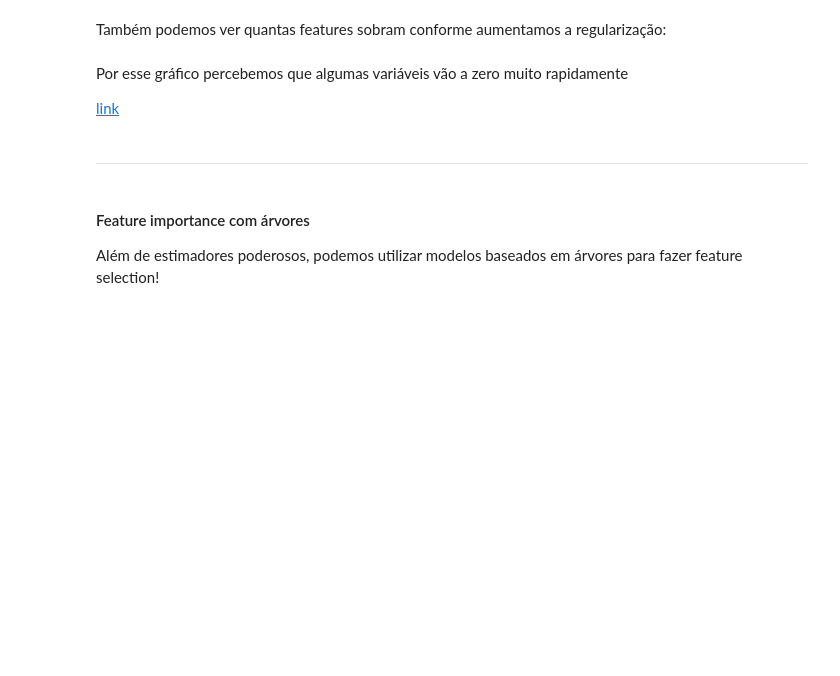
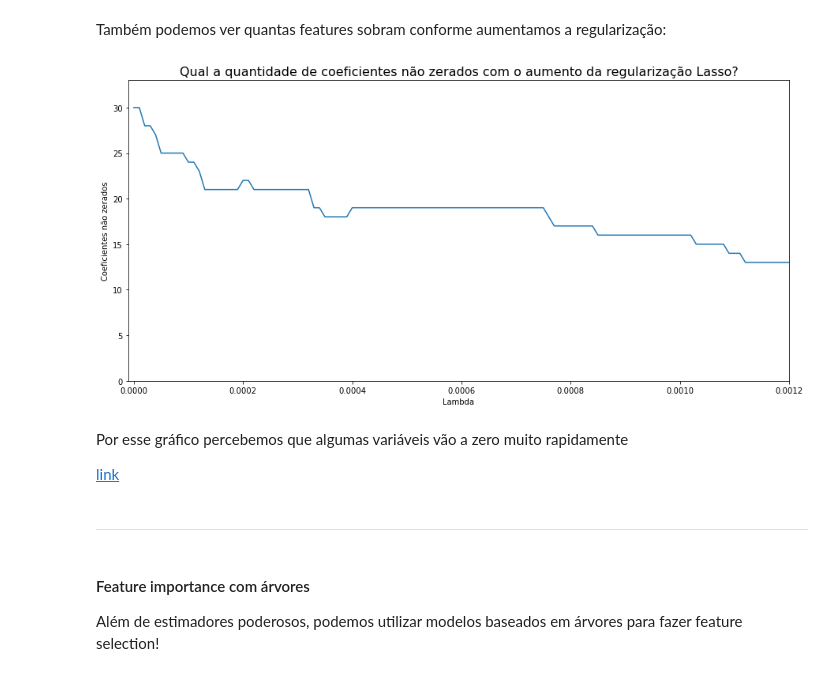
Before and after one commit to GabrielAsato/Curso_DS_Degree, a Jupyter notebook: Módulo 11 - Machine Learning III/1 - Feature Selection/Feature selection Alunos.ipynb, the cells around one changed output. Saved outputs shown, nothing was run; the diff lists cells and outputs as text; code cells hidden in the pictures; blank space fills up the shorter version.

```diff
--- a/Módulo 11 - Machine Learning III/1 - Feature Selection/Feature selection Alunos.ipynb
+++ b/Módulo 11 - Machine Learning III/1 - Feature Selection/Feature selection Alunos.ipynb
@@ -641,12 +831,14 @@ Também podemos ver quantas features sobram conforme aumentamos a regularizaçã
 # %%
 qtd_features_zeradas = df.groupby('lambda').agg(lambda x: x.ne(0).sum()).sum(axis=1).reset_index()
 plt.figure(figsize=figure_size)
 sns.lineplot(data=qtd_features_zeradas, x='lambda', y=0)
 plt.xlim(x_lim)
 plt.ylim([0, 33])
 plt.ylabel('Coeficientes não zerados')
 plt.xlabel('Lambda')
-plt.title('Qual a quantidade de coeficientes zerados com o aumento da regularização Lasso?', size=16);
+plt.title('Qual a quantidade de coeficientes não zerados com o aumento da regularização Lasso?', size=16);
+# %% [output]
+[figure, added]
 # %% [markdown]
 Por esse gráfico percebemos que algumas variáveis vão a zero muito rapidamente
 
```
Also changed, not shown: parts of 31 cells of this notebook.
